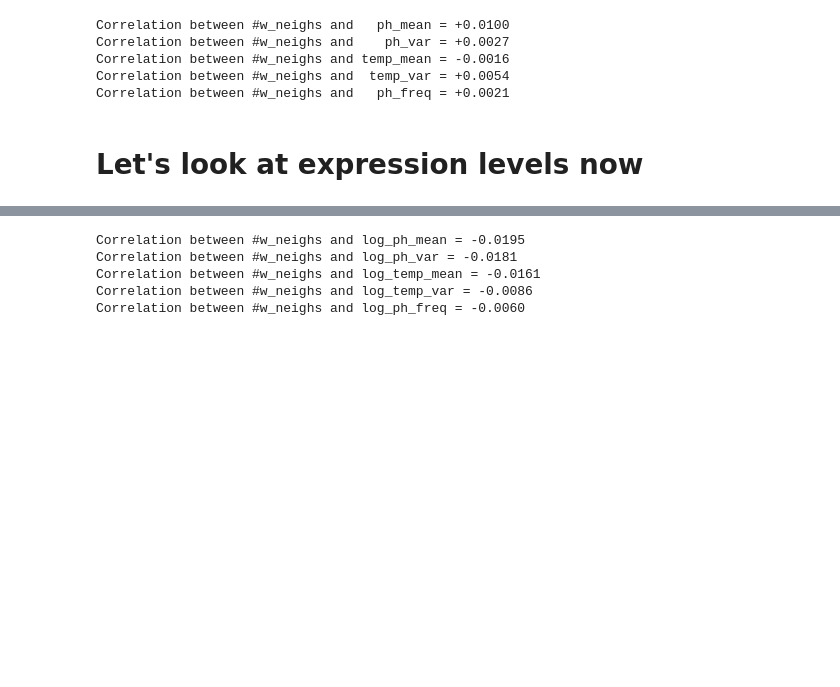
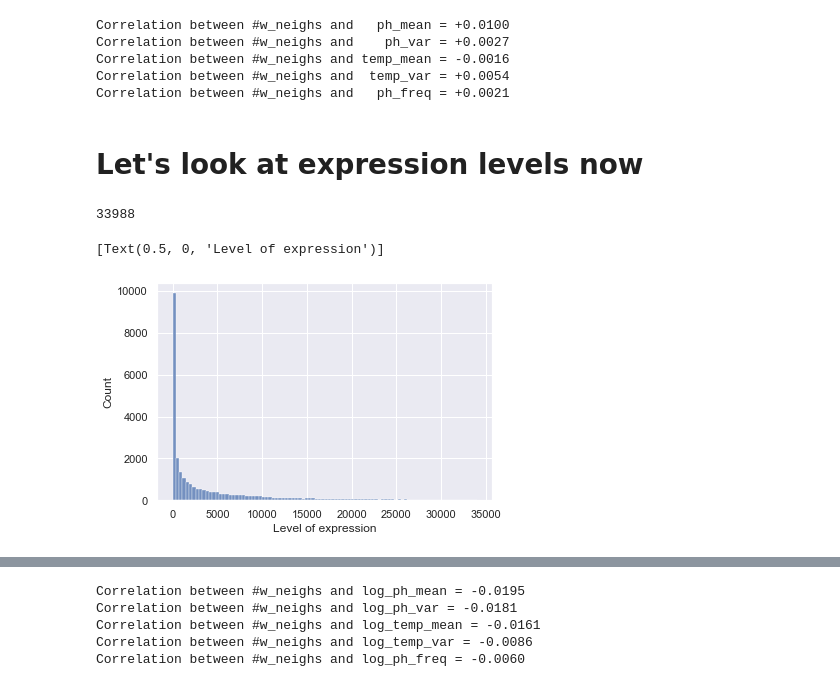
Before and after one commit to Cpetak/WGS, a Jupyter notebook: get_gene_from_snp.ipynb, the cells around one changed output, grey strips where cells are left out. Saved outputs shown, nothing was run; the diff lists cells and outputs as text; code cells hidden in the pictures; blank space fills up the shorter version.

```diff
--- a/get_gene_from_snp.ipynb
+++ b/get_gene_from_snp.ipynb
@@ -806,5 +819,17 @@ def calc_exp(l):
     return(sum(t))
 # %%
 exp_levels =[calc_exp(tmp) for tmp in exps[1:]]
+# %%
+max(sorted(exp_levels)[:27000])
+# %% [output]
+33988
+# %%
+ex=sorted(exp_levels)[:27000]
+# %%
+ax=sns.histplot(ex) #only showing first 27000 datapoints, otherwise wouldn't be visible
+ax.set(xlabel='Level of expression')
+# %% [output]
+[Text(0.5, 0, 'Level of expression')]
+[figure, added]
 # %%
 xs,ys = list(zip(*sorted(Counter(exp_levels).most_common(),reverse=True)))
```
Also changed, not shown: parts of 4 cells of this notebook, 29 other files.
